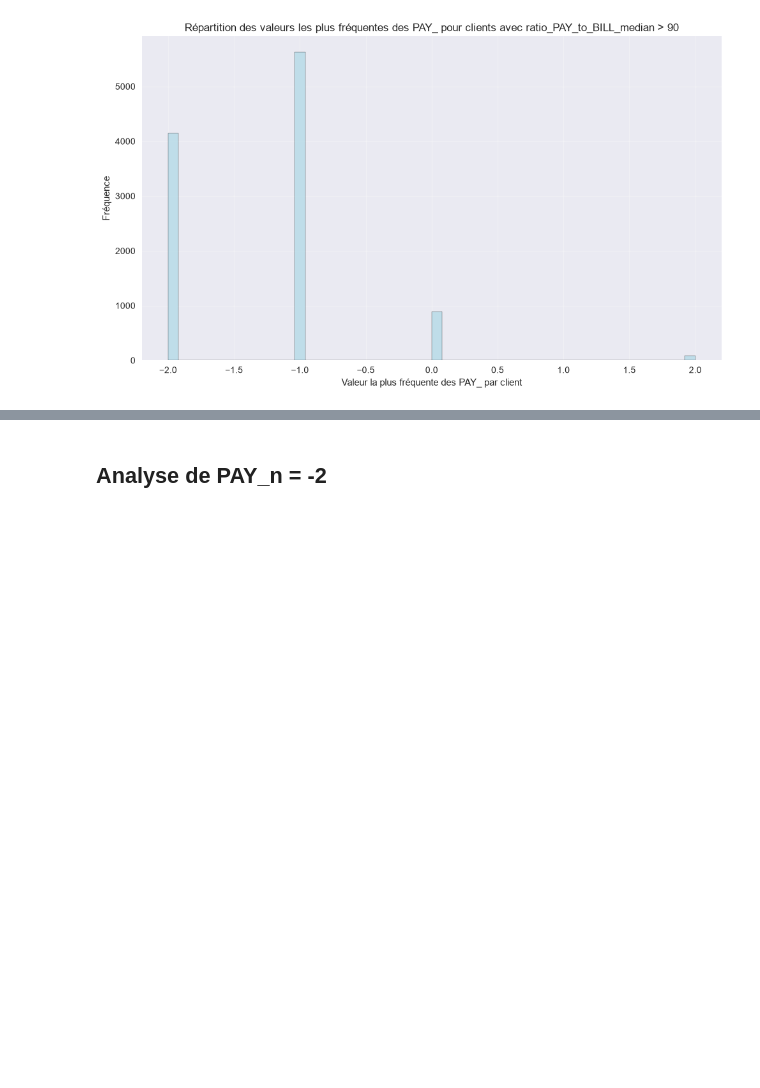
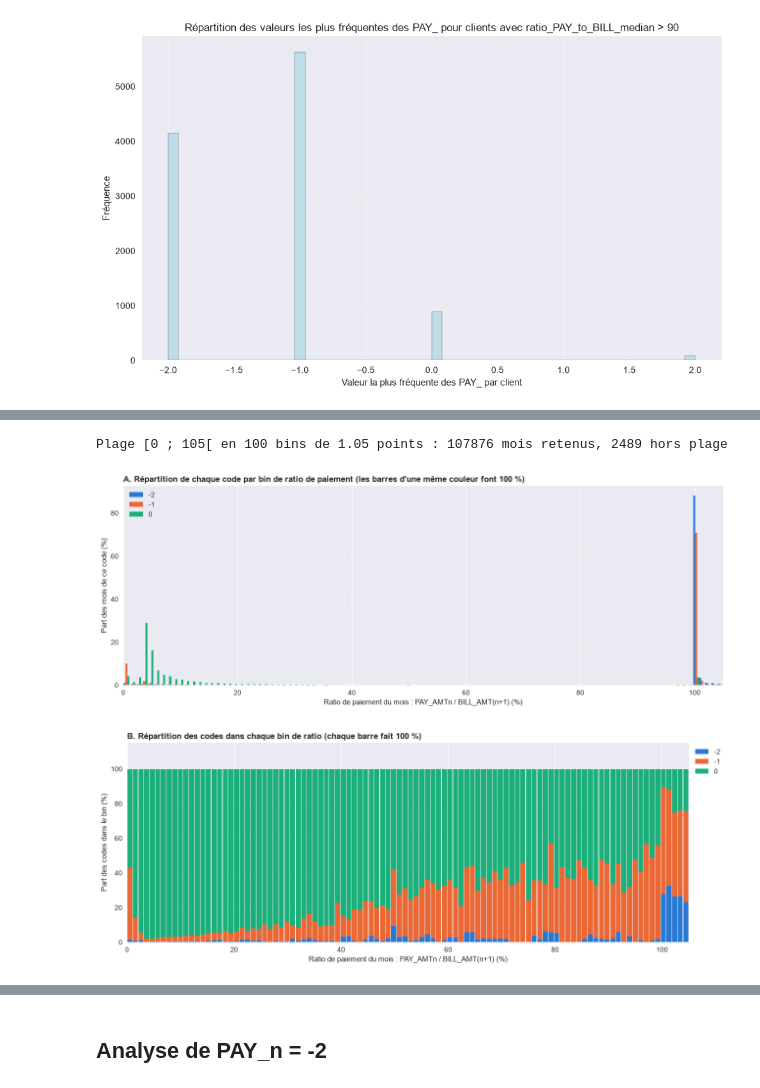
Before and after one commit to johan-mac-59/RiskLens_ML, a Jupyter notebook: src/05_01_EDA_lab.ipynb, the cells around one changed output, grey strips where cells are left out. Drawn from its saved outputs; the diff is of its cells as text; code cells hidden in the pictures; blank space fills up the shorter version.

```diff
--- a/src/05_01_EDA_lab.ipynb
+++ b/src/05_01_EDA_lab.ipynb
@@ -3720,0 +3491,66 @@ Valeur la plus fréquente pour ratio_PAY_to_BILL_median > 90 : -1.0000
+# %%
+# Paramètres à ajuster pour affiner les frontières
+debut, fin = 0, 105   # plage de ratio étudiée (%)
+nb_bins = 100           # nombre de bins de même largeur sur la plage
+
+# Ratios réels uniquement : mois avec une facture exigible positive (BILL_AMT(n+1) > 0)
+# (sans facture, ratio_PAY_BILLn vaut 100 % par convention : ces mois sont exclus)
+lignes = []
+for n in range(1, 6):
+    facture_due = df[f'BILL_AMT{n+1}'] > 0
+    lignes.append(pd.DataFrame({'Code': df.loc[facture_due, f'PAY_{n}'],
+                                'Ratio': df.loc[facture_due, f'ratio_PAY_BILL{n}']}))
+paires = pd.concat(lignes, ignore_index=True)
+paires = paires[paires['Code'].isin(codes)]
+
+bornes = np.linspace(debut, fin, nb_bins + 1)
+largeur_bin = (fin - debut) / nb_bins
+# Bins fermés à gauche : [a, b[ (un ratio de 100 % tombe dans le bin qui commence à 100)
+dans_plage = paires[(paires['Ratio'] >= debut) & (paires['Ratio'] < fin)]
+bin_gauche = pd.cut(dans_plage['Ratio'], bornes, right=False, labels=bornes[:-1]).astype(float)
+print(f"Plage [{debut} ; {fin}[ en {nb_bins} bins de {largeur_bin:g} points : "
+      f"{len(dans_plage)} mois retenus, {len(paires) - len(dans_plage)} hors plage")
+
+# A. Pour chaque code, répartition de ses mois par bin (les barres d'une même couleur font 100 %)
+repartition = pd.crosstab(bin_gauche, dans_plage['Code'], normalize='columns').reindex(bornes[:-1], fill_value=0) * 100
+
+fig, ax = plt.subplots(figsize=(13, 5))
+for i, code in enumerate(codes):
+    ax.bar(repartition.index + i * largeur_bin / 3, repartition[code], width=largeur_bin / 3, align='edge',
+           color=couleurs[code], label=libelles[code])
+ax.set_title("A. Répartition de chaque code par bin de ratio de paiement (les barres d'une même couleur font 100 %)",
+             fontweight='bold', loc='left')
+ax.set_xlabel('Ratio de paiement du mois : PAY_AMTn / BILL_AMT(n+1) (%)')
+ax.set_ylabel('Part des mois de ce code (%)')
+ax.set_xlim(debut, fin)
+ax.legend(frameon=False)
+ax.grid(axis='y', alpha=0.3)
+plt.tight_layout()
+plt.show()
+
+# B. Dans chaque bin, part de chaque code (chaque barre fait 100 %)
+part_codes = pd.crosstab(bin_gauche, dans_plage['Code'], normalize='index').reindex(columns=codes, fill_value=0) * 100
+effectifs = bin_gauche.value_counts().reindex(part_codes.index)
+
+fig, ax = plt.subplots(figsize=(13, 5))
+bas = np.zeros(len(part_codes))
+for code in codes:
+    ax.bar(part_codes.index, part_codes[code], bottom=bas, width=0.9 * largeur_bin, align='edge',
+           color=couleurs[code], label=libelles[code])
+    bas += part_codes[code].values
+# Nombre de mois au-dessus des barres, seulement si les bins ne sont pas trop nombreux
+if nb_bins <= 40:
+    for x, nb in effectifs.items():
+        ax.text(x + largeur_bin / 2, 101, f'{nb}', ha='center', va='bottom', fontsize=7, color='dimgrey', rotation=90)
+ax.set_title('B. Répartition des codes dans chaque bin de ratio (chaque barre fait 100 %)', fontweight='bold', loc='left')
+ax.set_xlabel('Ratio de paiement du mois : PAY_AMTn / BILL_AMT(n+1) (%)')
+ax.set_ylabel('Part des codes dans le bin (%)')
+ax.set_xlim(debut, fin)
+ax.set_ylim(0, 115)
+ax.legend(frameon=False, loc='upper left', bbox_to_anchor=(1, 1))
+plt.tight_layout()
+plt.show()
+# %% [output]
+Plage [0 ; 105[ en 100 bins de 1.05 points : 107876 mois retenus, 2489 hors plage
+[figure, added]
+[figure, added]
```
Also changed, not shown: parts of 69 cells of this notebook, 5 other files.
